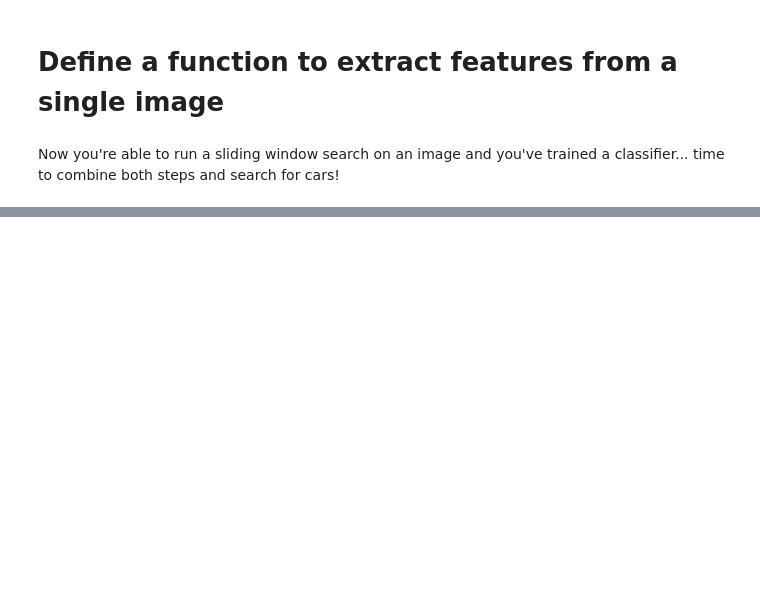
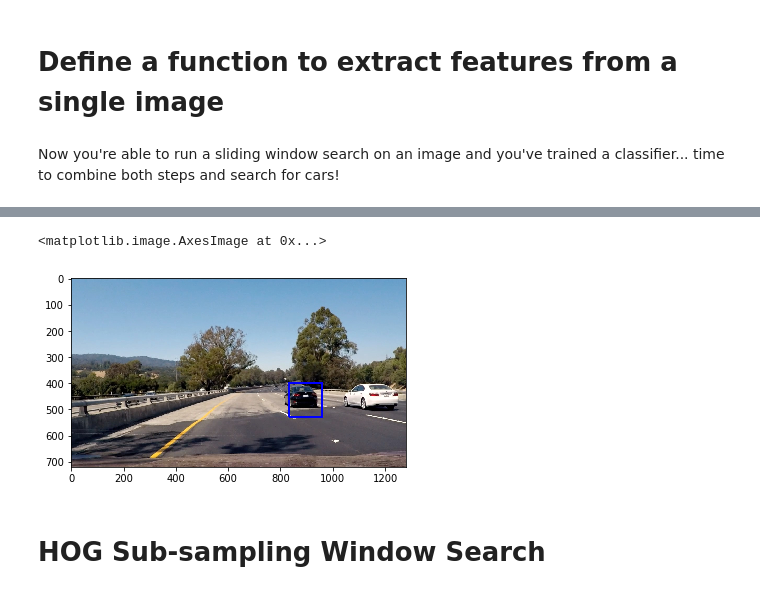
Before and after one commit to sandorgoda/Vehicle-Detection-and-Tracking, a Jupyter notebook: VehicleDetection.ipynb, the cells around one changed output, grey strips where cells are left out. Saved outputs shown, nothing was run; the diff lists cells and outputs as text; code cells hidden in the pictures; blank space fills up the shorter version.

```diff
--- a/VehicleDetection.ipynb
+++ b/VehicleDetection.ipynb
@@ -124,9 +126,3 @@ def bin_spatial(img, color_space='RGB', size=(32, 32)):
     features = cv2.resize(feature_image, size).ravel()
     # Return the feature vector
     return features
-# %%
-feature_vec = bin_spatial(image, color_space='RGB', size=(32, 32))
-
-# Plot features
-plt.plot(feature_vec)
-plt.title('Spatially Binned Features')
@@ -527,7 +539,7 @@ hist_bins = 16    # Number of histogram bins
 spatial_feat = True # Spatial features on or off
 hist_feat = True # Histogram features on or off
 hog_feat = True # HOG features on or off
-y_start_stop = [None, None] # Min and max in y to search in slide_window()
+y_start_stop = [400, 660] # Min and max in y to search in slide_window()
 
 car_features = extract_features(cars, color_space=color_space,
                         spatial_size=spatial_size, hist_bins=hist_bins,
@@ -573,0 +593,23 @@ t=time.time()
+# %%
+image = mpimg.imread('/home/sandorgoda/Documents/git/SDCND/Project_Work/VehicleDetection/test_images/test4.jpg')
+draw_image = np.copy(image)
+
+# Uncomment the following line if you extracted training
+# data from .png images (scaled 0 to 1 by mpimg) and the
+# image you are searching is a .jpg (scaled 0 to 255)
+image = image.astype(np.float32)/255
+
+windows = slide_window(image, x_start_stop=[None, None], y_start_stop=y_start_stop,
+                    xy_window=(128, 128), xy_overlap=(0.5, 0.5))
+
+hot_windows = search_windows(image, windows, svc, X_scaler, color_space=color_space,
+                        spatial_size=spatial_size, hist_bins=hist_bins,
+                        orient=orient, pix_per_cell=pix_per_cell,
+                        cell_per_block=cell_per_block,
+                        hog_channel=hog_channel, spatial_feat=spatial_feat,
+                        hist_feat=hist_feat, hog_feat=hog_feat)
+
+window_img = draw_bb(draw_image, hot_windows, color=(0, 0, 255), thickness=6)
+
+plt.imshow(window_img)
+# %% [output]
@@ -573,0 +618,4 @@ t=time.time()
+<matplotlib.image.AxesImage at 0x...>
+[figure, added]
+# %% [markdown]
+# HOG Sub-sampling Window Search
```
Also changed, not shown: parts of 38 cells of this notebook.
